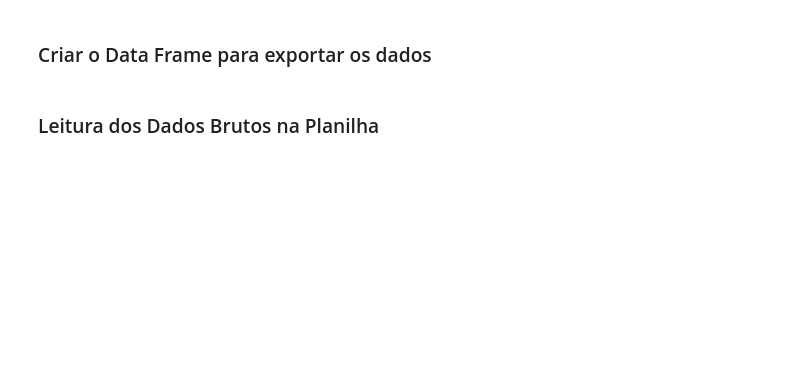
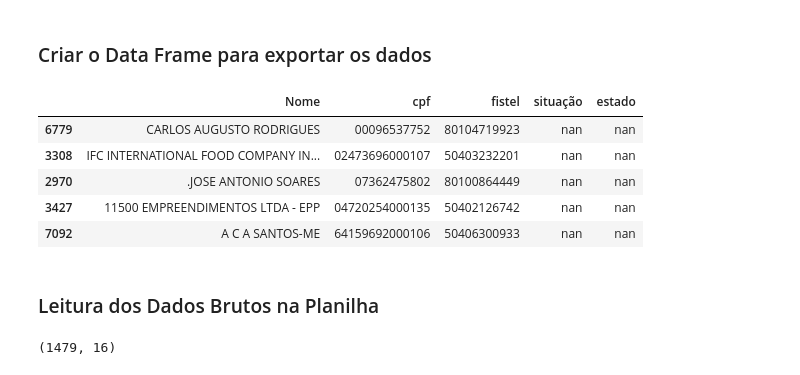
Before and after one commit to ronaldokun/anatelbot, a Jupyter notebook: notebooks/sapiens.ipynb, the cells around one changed output. Saved outputs shown, nothing was run; the diff lists cells and outputs as text; code cells hidden in the pictures; blank space fills up the shorter version.

```diff
--- a/notebooks/sapiens.ipynb
+++ b/notebooks/sapiens.ipynb
@@ -22,3 +29,15 @@ df = pd.DataFrame(columns=KEYS)
+# %%
+planilha.columns = ["Nome", "cpf", "fistel", "situação", "estado"]
+# %%
+planilha = planilha.sort_values(by="Nome")
+planilha.head()
+# %% [output]
+|  | Nome | cpf | fistel | situação | estado |
+| 6779 | CARLOS AUGUSTO RODRIGUES | 00096537752 | 80104719923 | nan | nan |
+| 3308 | IFC INTERNATIONAL FOOD COMPANY IN... | 02473696000107 | 50403232201 | nan | nan |
+| 2970 | .JOSE ANTONIO SOARES | 07362475802 | 80100864449 | nan | nan |
+| 3427 | 11500 EMPREENDIMENTOS LTDA - EPP | 04720254000135 | 50402126742 | nan | nan |
+| 7092 | A C A SANTOS-ME | 64159692000106 | 50406300933 | nan | nan |
 # %% [markdown]
 ### Leitura dos Dados Brutos na Planilha
 # %%
@@ -32 +54,5 @@ lista_CPF = registros.col_values(1)[1:]
+# %%
+df.shape
+# %% [output]
+(1479, 16)
 # %%
```
Also changed, not shown: parts of 11 cells of this notebook, 7 other files.
